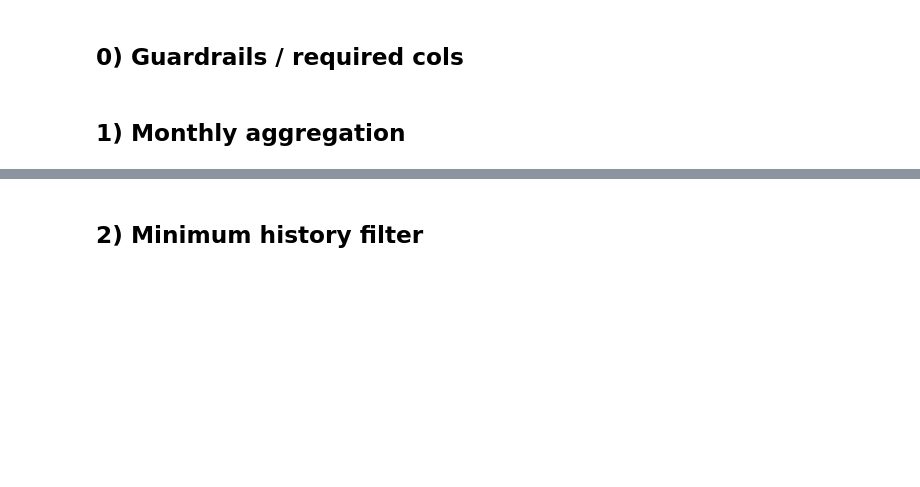
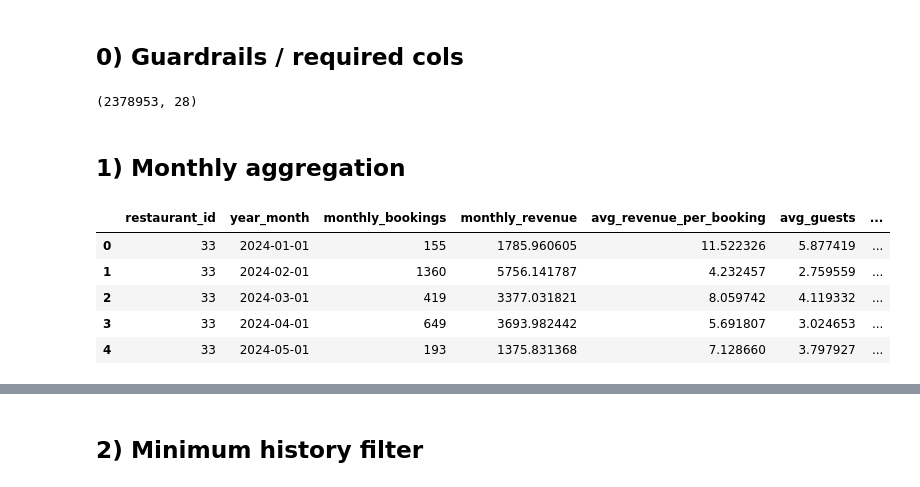
Before and after one commit to liyunling2/OPE, a Jupyter notebook: _2_feature_engineering+momentum/start/momentum.ipynb, the cells around one changed output, grey strips where cells are left out. Cells and saved outputs as stored; diff of their text form; code cells hidden in the pictures; blank space fills up the shorter version.

```diff
--- a/_2_feature_engineering+momentum/start/momentum.ipynb
+++ b/_2_feature_engineering+momentum/start/momentum.ipynb
@@ -16,51 +151,61 @@ valid_bookings_df.head()
 # %% [markdown]
 ## 0) Guardrails / required cols
 # %%
-required_cols = ["restaurant_id", "booking_date", "id", "revenue_dollars"]
-missing = [c for c in required_cols if c not in valid_bookings_df.columns]
-if missing:
-    raise ValueError(f"valid_bookings_df missing required columns: {missing}")
+# required_cols = ["restaurant_id", "booking_date", "id", "revenue_dollars"]
+# missing = [c for c in required_cols if c not in valid_bookings_df.columns]
+# if missing:
+#     raise ValueError(f"valid_bookings_df missing required columns: {missing}")
 
-valid_bookings_df["booking_date"] = pd.to_datetime(valid_bookings_df["booking_date"], errors="coerce")
-valid_bookings_df = valid_bookings_df.dropna(subset=["booking_date", "restaurant_id"])
+# valid_bookings_df["booking_date"] = pd.to_datetime(valid_bookings_df["booking_date"], errors="coerce")
+# valid_bookings_df = valid_bookings_df.dropna(subset=["booking_date", "restaurant_id"])
 
-if "total_guests" not in valid_bookings_df.columns:
-    if "adult" in valid_bookings_df.columns and "kids" in valid_bookings_df.columns:
-        valid_bookings_df["total_guests"] = (
-            valid_bookings_df["adult"].fillna(0) + valid_bookings_df["kids"].fillna(0)
-        )
-    else:
-        valid_bookings_df["total_guests"] = np.nan
+# if "total_guests" not in valid_bookings_df.columns:
+#     if "adult" in valid_bookings_df.columns and "kids" in valid_bookings_df.columns:
+#         valid_bookings_df["total_guests"] = (
+#             valid_bookings_df["adult"].fillna(0) + valid_bookings_df["kids"].fillna(0)
+#         )
+#     else:
+#         valid_bookings_df["total_guests"] = np.nan
 
-valid_bookings_df.shape
+# valid_bookings_df.shape
+# %% [output]
+(2378953, 28)
 # %% [markdown]
 ## 1) Monthly aggregation
 # %%
 valid_bookings_df["year_month"] = valid_bookings_df["booking_date"].dt.to_period("M").dt.to_timestamp()
 
 # Filter out advance bookings beyond Dec 2025
 cutoff_month = pd.Timestamp("2025-12-01")
 valid_bookings_df = valid_bookings_df[valid_bookings_df["year_month"] <= cutoff_month].copy()
 
 restaurants_agg = (
     valid_bookings_df
     .groupby(["restaurant_id", "year_month"], as_index=False)
     .agg(
         monthly_bookings=("id", "count"),
-        monthly_revenue=("revenue_dollars", "sum"),
-        avg_revenue_per_booking=("revenue_dollars", "mean"),
+        monthly_revenue=("revenue_usd", "sum"),
+        avg_revenue_per_booking=("revenue_usd", "mean"),
         avg_guests=("total_guests", "mean"),
         active_days=("booking_date", lambda x: x.dt.date.nunique()),
     )
 )
 
+#do note monthly_revenue here refers to the usd denominated revenue, please confirm based on above steps
 restaurants_agg["monthly_bookings"] = restaurants_agg["monthly_bookings"].fillna(0).astype(int)
 restaurants_agg["monthly_revenue"] = restaurants_agg["monthly_revenue"].fillna(0.0)
 restaurants_agg["avg_revenue_per_booking"] = restaurants_agg["avg_revenue_per_booking"].replace([np.inf, -np.inf], np.nan)
 restaurants_agg["avg_revenue_per_booking"] = restaurants_agg["avg_revenue_per_booking"].fillna(0.0)
 
 restaurants_agg = restaurants_agg.sort_values(["restaurant_id", "year_month"]).reset_index(drop=True)
 restaurants_agg.head()
+# %% [output]
+|  | restaurant_id | year_month | monthly_bookings | monthly_revenue | avg_revenue_per_booking | avg_guests | ... |
+| 0 | 33 | 2024-01-01 | 155 | 1785.960605 | 11.522326 | 5.877419 | ... |
+| 1 | 33 | 2024-02-01 | 1360 | 5756.141787 | 4.232457 | 2.759559 | ... |
+| 2 | 33 | 2024-03-01 | 419 | 3377.031821 | 8.059742 | 4.119332 | ... |
+| 3 | 33 | 2024-04-01 | 649 | 3693.982442 | 5.691807 | 3.024653 | ... |
+| 4 | 33 | 2024-05-01 | 193 | 1375.831368 | 7.128660 | 3.797927 | ... |
 # %%
 # Plot bookings and revenue distributions
 fig, axes = plt.subplots(1, 2, figsize=(12, 4))
```
Also changed, not shown: parts of 19 cells of this notebook.
